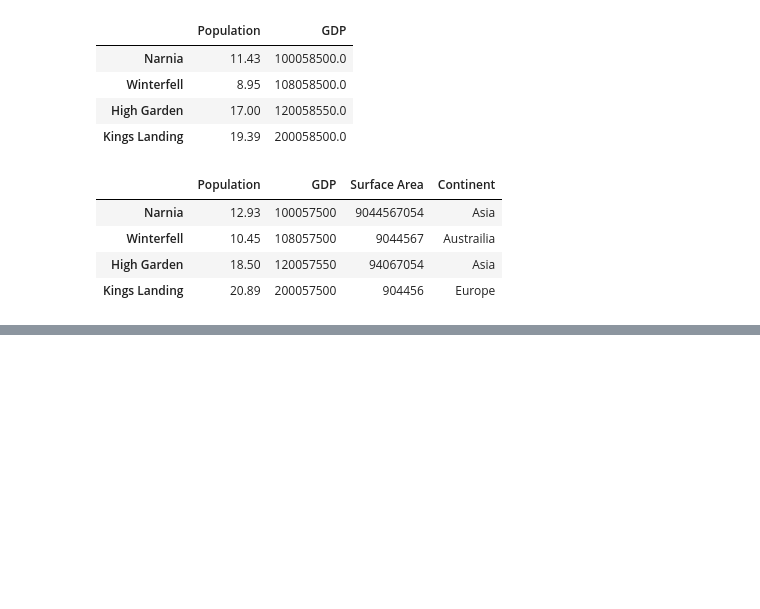
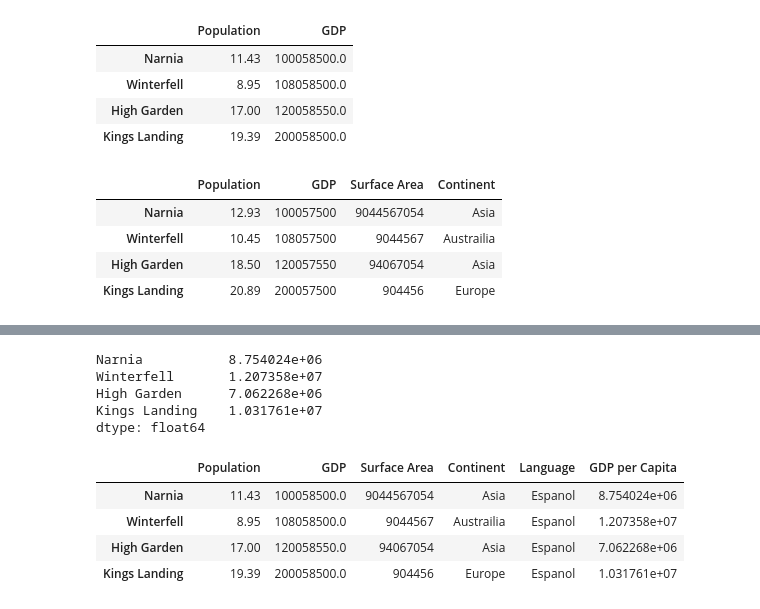
Before and after one commit to P-Pokharel/learning-data-analysis, a Jupyter notebook: pandas_dataframe.ipynb, the cells around one changed output, grey strips where cells are left out. Drawn from its saved outputs; the diff is of its cells as text; code cells hidden in the pictures; blank space fills up the shorter version.

```diff
--- a/pandas_dataframe.ipynb
+++ b/pandas_dataframe.ipynb
@@ -249,0 +262,18 @@ df.rename(
+# %%
+df['GDP'] / df['Population']
+# %% [output]
+Narnia           8.754024e+06
+Winterfell       1.207358e+07
+High Garden      7.062268e+06
+Kings Landing    1.031761e+07
+dtype: float64
+# %%
+df['GDP per Capita'] = df['GDP'] / df['Population']
+# %%
+df
+# %% [output]
+|  | Population | GDP | Surface Area | Continent | Language | GDP per Capita |
+| Narnia | 11.43 | 100058500.0 | 9044567054 | Asia | Espanol | 8.754024e+06 |
+| Winterfell | 8.95 | 108058500.0 | 9044567 | Austrailia | Espanol | 1.207358e+07 |
+| High Garden | 17.00 | 120058550.0 | 94067054 | Asia | Espanol | 7.062268e+06 |
+| Kings Landing | 19.39 | 200058500.0 | 904456 | Europe | Espanol | 1.031761e+07 |
```
Also changed, not shown: parts of 7 cells of this notebook, 2 other files.
